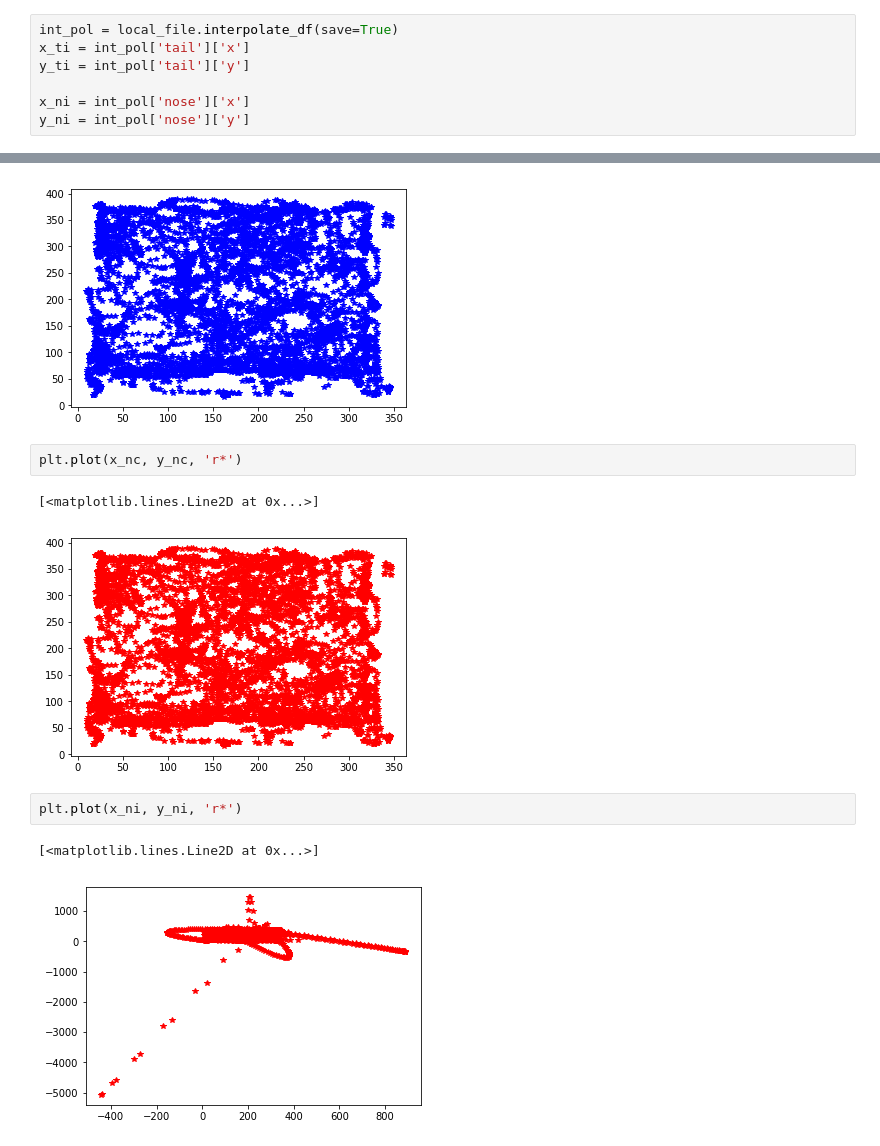
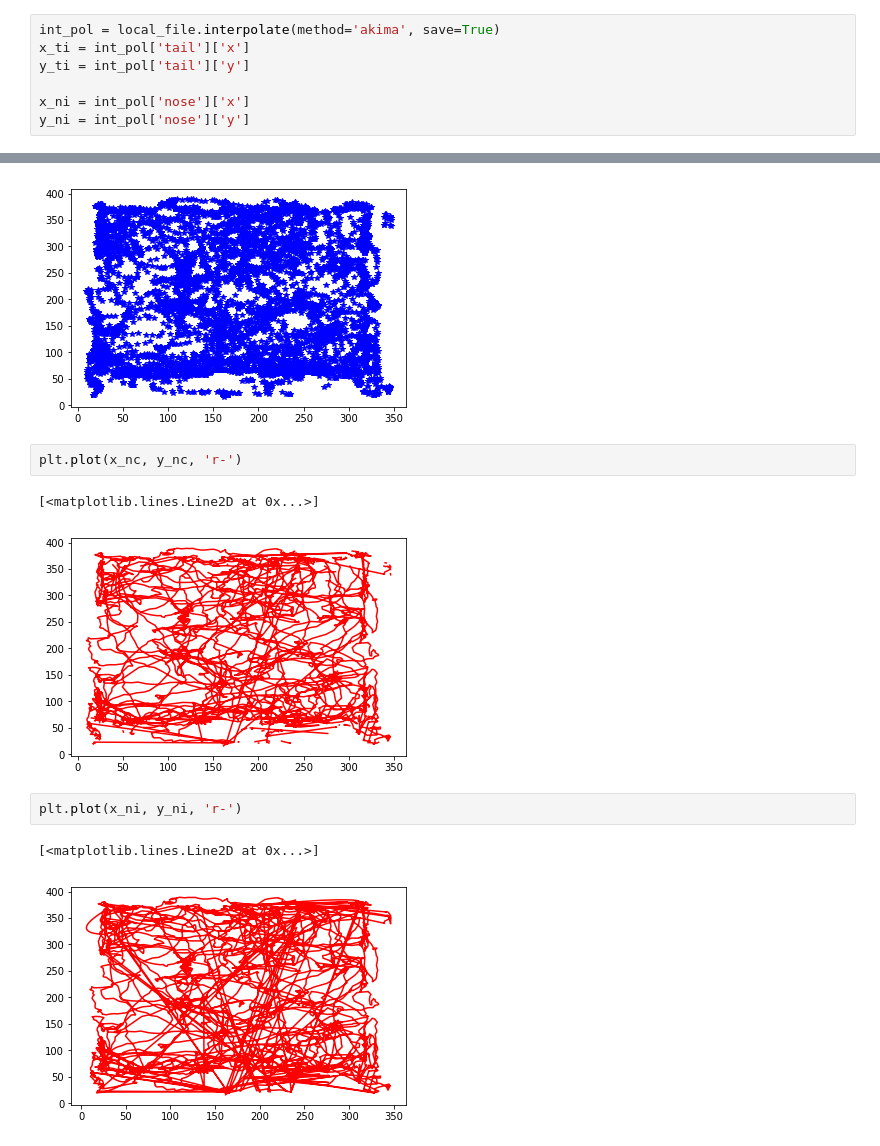
Before and after one commit to caniko/BiKiPy, a Jupyter notebook: DLCA example.ipynb, the cells around one changed output, grey strips where cells are left out. Saved outputs shown, nothing was run; the diff lists cells and outputs as text.

```diff
--- a/DLCA example.ipynb
+++ b/DLCA example.ipynb
@@ -73,7 +79,7 @@ y_tc = clean['tail']['y']
 x_nc = clean['nose']['x']
 y_nc = clean['nose']['y']
 # %%
-int_pol = local_file.interpolate_df(save=True)
+int_pol = local_file.interpolate(method='akima', save=True)
 x_ti = int_pol['tail']['x']
 y_ti = int_pol['tail']['y']
 
@@ -94,12 +91,12 @@ plt.plot(x_nc, y_nc, 'b*')
 [<matplotlib.lines.Line2D at 0x...>]
 [figure]
 # %%
-plt.plot(x_nc, y_nc, 'r*')
+plt.plot(x_nc, y_nc, 'r-')
 # %% [output]
 [<matplotlib.lines.Line2D at 0x...>]
-[figure, old version]
+[figure, new version]
 # %%
-plt.plot(x_ni, y_ni, 'r*')
+plt.plot(x_ni, y_ni, 'r-')
 # %% [output]
 [<matplotlib.lines.Line2D at 0x...>]
-[figure, old version]
+[figure, new version]
```
Also changed, not shown: parts of 8 cells of this notebook, 3 other files.
